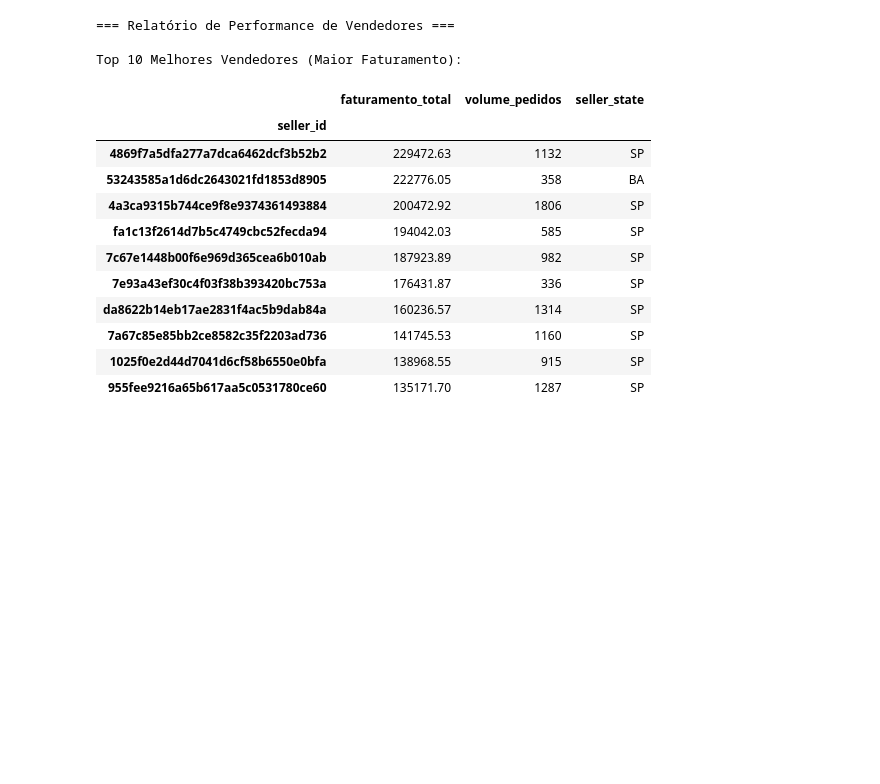
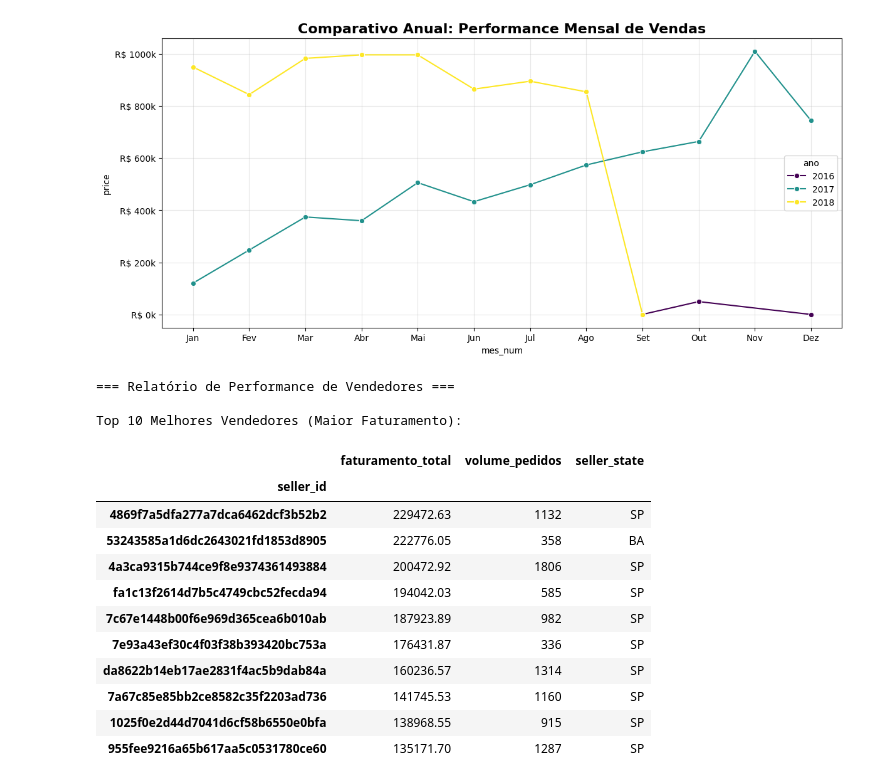
Before and after one commit to larissaog/PROJETO-INTEGRADOR--GRUPO-37, a Jupyter notebook: notebooks/pessoa_3_vendedores/03_Vend_Perform_Comercial/03_Vend_Perform_Comercial.ipynb, the cells around one changed output. Saved outputs shown, nothing was run; the diff lists cells and outputs as text; code cells hidden in the pictures; blank space fills up the shorter version.

Commit message:
Finalização do Dashboard de 3_Vendas

```diff
--- a/notebooks/pessoa_3_vendedores/03_Vend_Perform_Comercial/03_Vend_Perform_Comercial.ipynb
+++ b/notebooks/pessoa_3_vendedores/03_Vend_Perform_Comercial/03_Vend_Perform_Comercial.ipynb
@@ -35,3 +98,49 @@ def_completo.head()
+# %%
+# 1. IMPORTAÇÕES
+import pandas as pd
+import matplotlib.pyplot as plt
+import seaborn as sns
+import matplotlib.ticker as ticker
+
+# 2. CARGA DOS DATASSETS
+# Certifique-se que os arquivos estão na mesma pasta do seu notebook
+order_items = pd.read_csv('olist_order_items_dataset.csv')
+sellers = pd.read_csv('olist_sellers_dataset.csv')
+orders = pd.read_csv('olist_orders_dataset.csv')
+
+# 3. CRUZAMENTO (MERGE)
+df_vendas = pd.merge(order_items, sellers, on='seller_id')
+df_completo = pd.merge(df_vendas, orders, on='order_id')
+
+# 4. CONVERSÃO DE TODAS AS DATAS NECESSÁRIAS
+# Colocando todas as colunas de data para evitar erros futuros
+cols_data = ['shipping_limit_date', 'order_delivered_carrier_date',
+             'order_approved_at', 'order_purchase_timestamp']
+
+for col in cols_data:
+    df_completo[col] = pd.to_datetime(df_completo[col])
+
+# 5. CRIAÇÃO DE COLUNAS DE SUPORTE
+df_completo['ano'] = df_completo['order_purchase_timestamp'].dt.year
+df_completo['mes_num'] = df_completo['order_purchase_timestamp'].dt.month
+df_completo['mes_ano'] = df_completo['order_purchase_timestamp'].dt.to_period('M').astype(str)
+
+# --- AGORA OS GRÁFICOS VÃO FUNCIONAR ---
+
+# Exemplo: Gráfico de Sazonalidade
+sazonalidade = df_completo.groupby(['ano', 'mes_num'])['price'].sum().reset_index()
+
+plt.figure(figsize=(14, 6))
+sns.lineplot(data=sazonalidade, x='mes_num', y='price', hue='ano', marker='o', palette='viridis')
+
+plt.title('Comparativo Anual: Performance Mensal de Vendas', fontsize=16, fontweight='bold')
+plt.xticks(range(1, 13), ['Jan', 'Fev', 'Mar', 'Abr', 'Mai', 'Jun', 'Jul', 'Ago', 'Set', 'Out', 'Nov', 'Dez'])
+ax = plt.gca()
+ax.yaxis.set_major_formatter(ticker.FuncFormatter(lambda x, pos: f'R$ {x/1e3:.0f}k'))
+plt.grid(True, alpha=0.3)
+plt.show()
+# %% [output]
+[figure, added]
 # %%
 #Comparação entre Vendedores (Alto vs. Baixo Desempenho)
 
```
Also changed, not shown: parts of 3 cells of this notebook, 1 other file.
